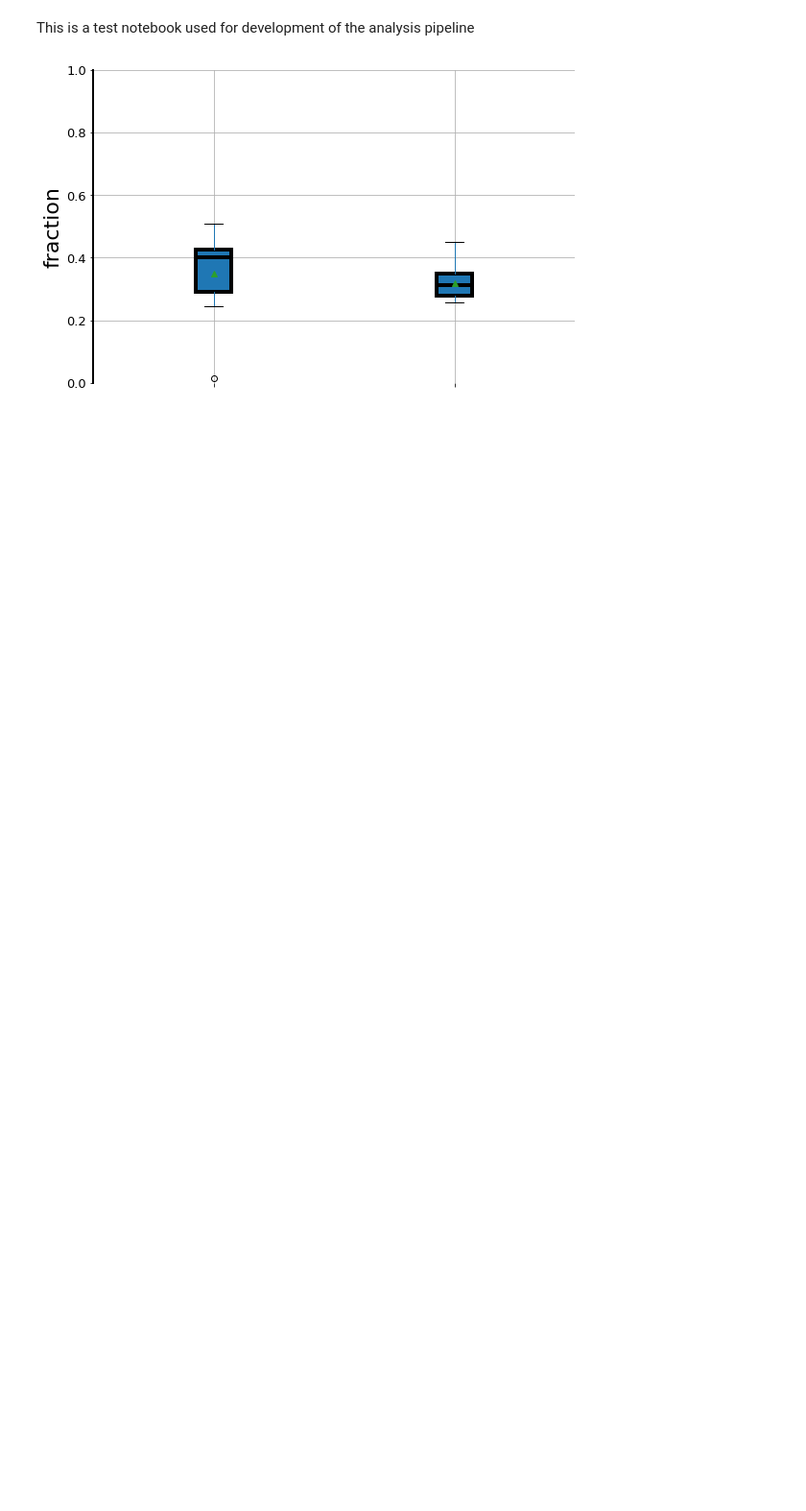
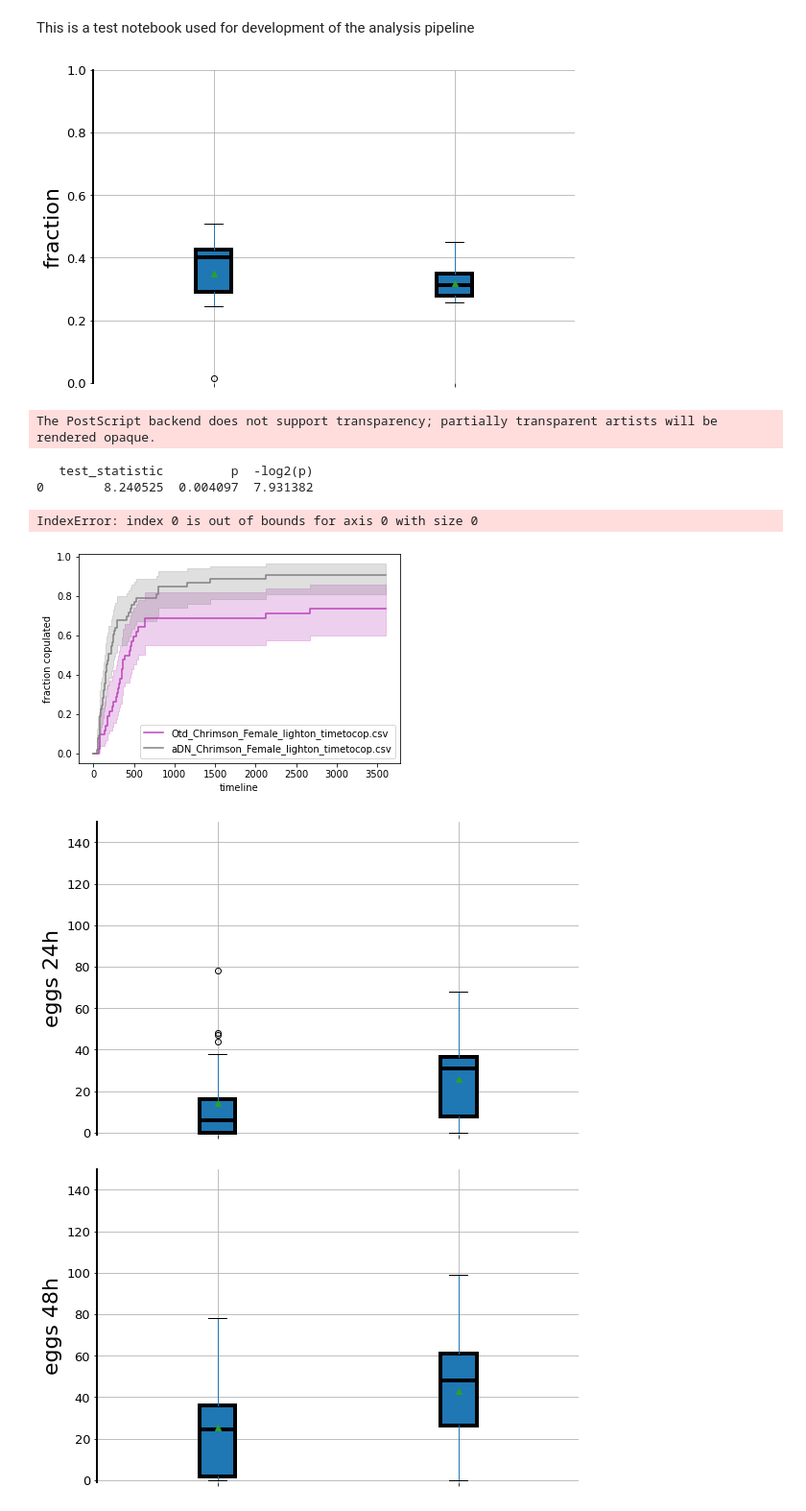
Before and after one commit to AR2202/FlyMate, a Jupyter notebook: fraction.ipynb, the cells around one changed output. Shown: that part at 96% size. Drawn from its saved outputs; the diff is of its cells as text; code cells hidden in the pictures; blank space fills up the shorter version.

```diff
--- a/fraction.ipynb
+++ b/fraction.ipynb
@@ -29,3 +33,8 @@ df2 = fraction.load_fraction_files(indicespath, [indicesfile, indicesfile2])
 fraction.plot_frac(df2)
 # %% [output]
 [figure]
+# %%
+file1 = 'Otd_Chrimson_Female_lighton'
+file2 = 'aDN_Chrimson_Female_lighton'
+trackingpath = '/Volumes/LaCie/Projects/aDN_MB/behaviour/tracked/Analysis/'
+behaviourpath = '/Volumes/LaCie/Projects/aDN_MB/behaviour/'
@@ -31,0 +44,10 @@ fraction.plot_frac(df2)
+# %%
+flybehavior.female_behaviour([file1, file2], trackingpath, behaviourpath, 'aDN_Chrimson_vs_contr')
+# %% [output]
+The PostScript backend does not support transparency; partially transparent artists will be rendered opaque.
+   test_statistic         p  -log2(p)
+0        8.240525  0.004097  7.931382
+IndexError: index 0 is out of bounds for axis 0 with size 0
+[figure, added]
+[figure, added]
+[figure, added]
```
Also changed, not shown: parts of 3 cells of this notebook, 4 other files.
